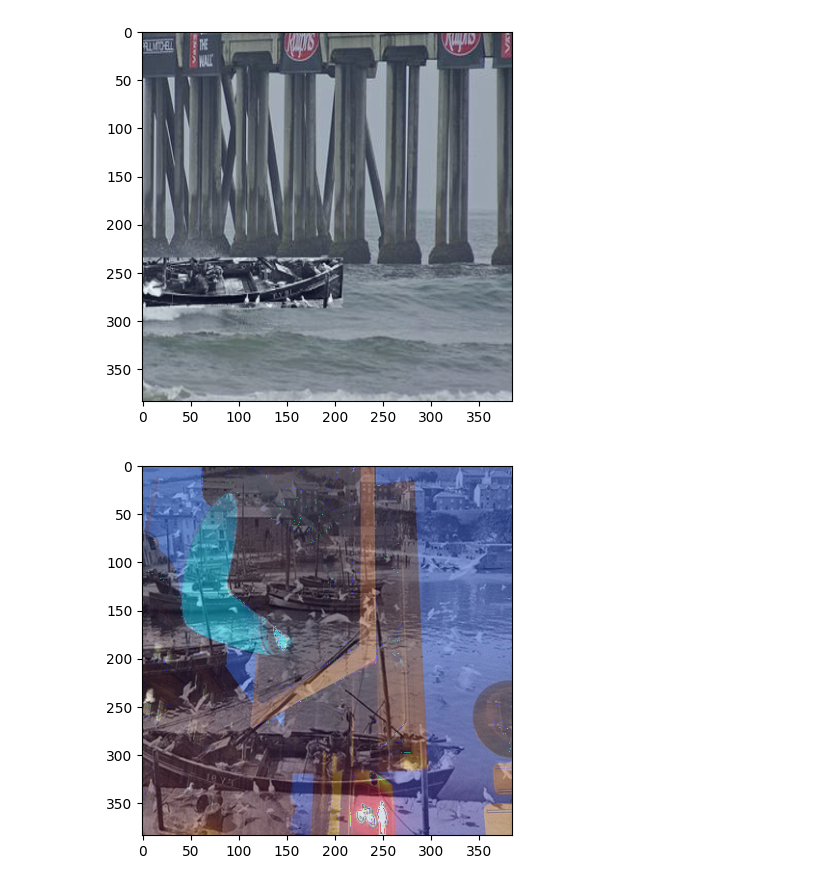
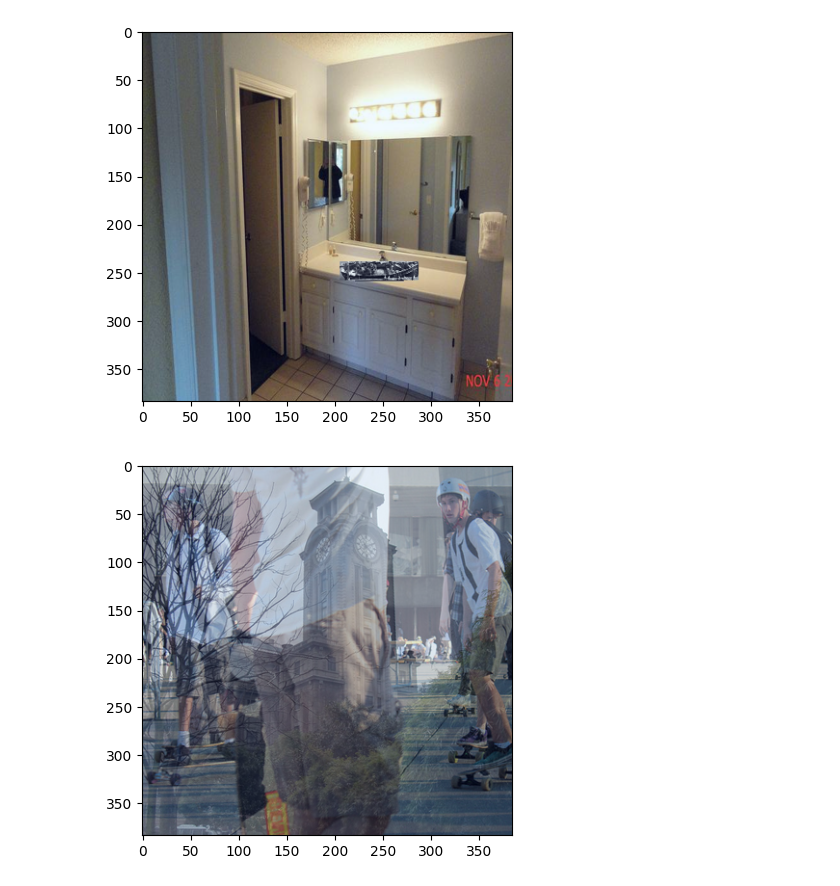
Before and after one commit to crimama/RobustMixGen, a Jupyter notebook: temp.ipynb, the cells around one changed output. Drawn from its saved outputs; the diff is of its cells as text; code cells hidden in the pictures.

Commit message:
temp code for test and check romixgen run correctly

```diff
--- a/temp.ipynb
+++ b/temp.ipynb
@@ -67,11 +67,11 @@ from dataset.randaugment import RandomAugment
 from PIL import Image
 
 
-configs = yaml.load(open('./configs/Retrieval_coco.yaml'),Loader=yaml.Loader)
-ann_file = json.load(open(configs['train_file'][0],'r'))
+config = yaml.load(open('./configs/Retrieval_coco.yaml'),Loader=yaml.Loader)
+ann_file = json.load(open(config['train_file'][0],'r'))
 
 train_transform = transforms.Compose([
-                                        transforms.RandomResizedCrop(configs['image_res'],scale=(0.5, 1.0), interpolation=Image.BICUBIC),
+                                        transforms.RandomResizedCrop(config['image_res'],scale=(0.5, 1.0), interpolation=Image.BICUBIC),
                                         transforms.RandomHorizontalFlip(),
                                         RandomAugment(2,7,isPIL=True,augs=['Identity','AutoContrast','Equalize','Brightness','Sharpness',
                                                                             'ShearX', 'ShearY', 'TranslateX', 'TranslateY', 'Rotate']),
@@ -79,28 +79,29 @@ train_transform = transforms.Compose([
                                         transforms.Normalize((0.48145466, 0.4578275, 0.40821073), (0.26862954, 0.26130258, 0.27577711)),
                                     ])
 transform_after_mix = transforms.Compose([
-                                            transforms.RandomResizedCrop(configs['image_res'],scale=(0.5, 1.0), interpolation=Image.BICUBIC),
+                                            transforms.RandomResizedCrop(config['image_res'],scale=(0.5, 1.0), interpolation=Image.BICUBIC),
                                             transforms.ToTensor(),
                                             transforms.Normalize((0.48145466, 0.4578275, 0.40821073), (0.26862954, 0.26130258, 0.27577711)),
                                         ])
-romixgen = RoMixGen(json_file              = json.load(open('./data/COCO/Annotations/train2014_rmg_0.01_bbox_center_0.7.json')),
+romixgen = RoMixGen(json_file              = json.load(open('./data/COCO/Annotations/train2014_rmg_all.json')),
                     image_root             = './data/COCO/Images_0.01_bbox_center_0.7/',
                     transform_after_mix    = transform_after_mix,
-                    normal_image_root      = './data/COCO/Images',
+                    normal_image_root      = config['image_root'],
                     normal_image_transform = train_transform,
-                    resize_ratio           = 1.2
+                    resize_ratio           = 1 # hyper parameter  사이즈
                     )
 
-mixgen = MixGen(ann_file   = configs['train_file'][0],
-                image_root = configs['image_root'],
-                transform  = train_transform)
+mixgen = MixGen(ann_file   = config['train_file'][0],
+                image_root = config['image_root'],
+                transform  = train_transform
+                )
 
-trainset = re_train_dataset(ann_file     = configs['train_file'],
+trainset = re_train_dataset(ann_file     = config['train_file'],
                             romixgen     = romixgen,
                             #romixgen     = mixgen,
                             transform    = train_transform,
-                            image_root   = configs['image_root'],
-                            mixgen_ratio = 1,
+                            image_root   = config['image_root'],
+                            mixgen_ratio = 1, # hyper parameter 확률 0 ~ 1값
                             mixgen       = True
                             )
 trainloader = DataLoader(dataset   = trainset,
@@ -113,20 +114,20 @@ image,caption,id = trainset.__getitem__(800)
 
 img = torch.permute(image,dims=(1,2,0)).detach().numpy()
 plt.imshow((img-np.min(img)) / (np.max(img)-np.min(img)))
-plt.show()``
+plt.show()
 # %% [output]
-[figure, old version]
+[figure, new version]
 # %%
 from torch.utils.data import DataLoader
 
 #image,caption,id = next(iter(trainloader))
-image,caption,id = trainset.__getitem__(800)
+image,caption,id = trainset.__getitem__(10000)
 #ann = ann_file[800]
 #ann = ann_file[1800]
 #image,caption = romixgen(ann)
 #image,caption,id = trainset.__getitem__(10000)
 img = torch.permute(image,dims=(1,2,0)).detach().numpy()
 plt.imshow((img-np.min(img)) / (np.max(img)-np.min(img)))
 plt.show()
 # %% [output]
-[figure, old version]
+[figure, new version]
```
Also changed, not shown: parts of 3 cells of this notebook.
